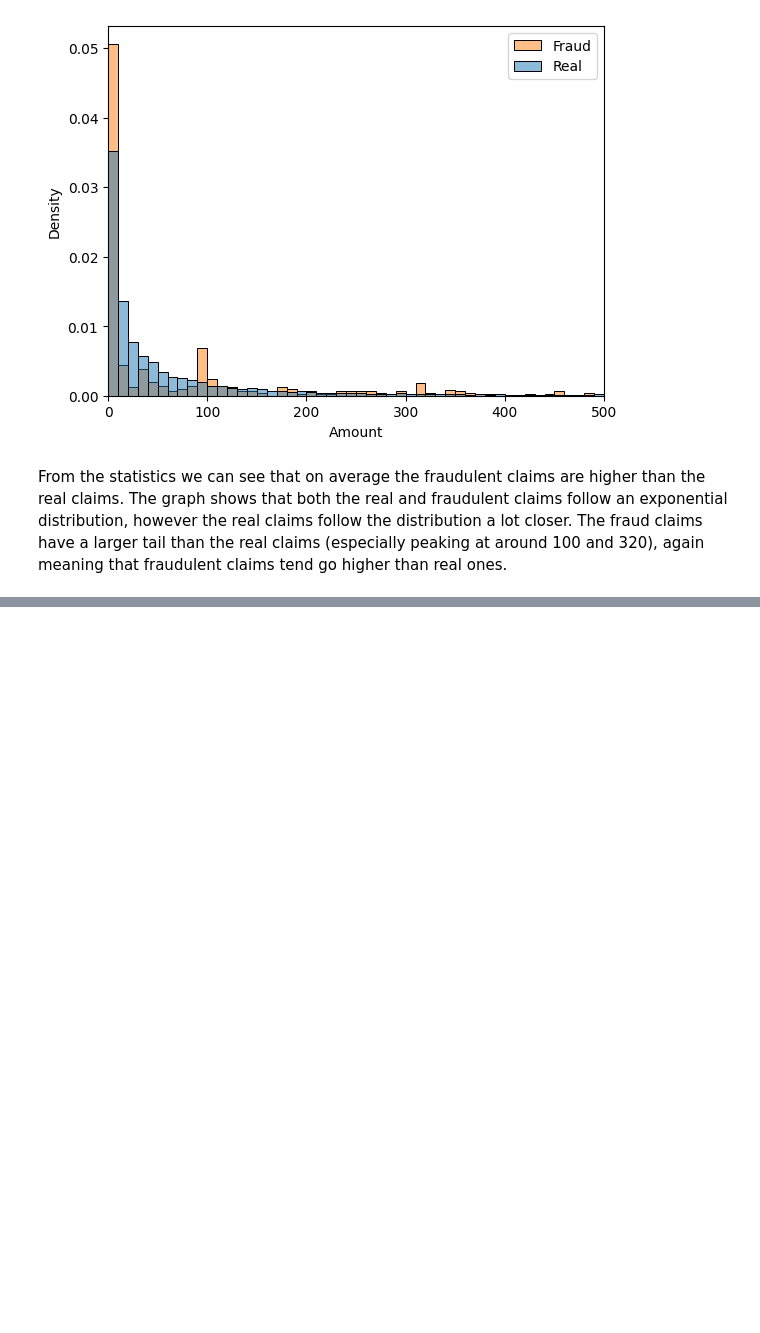
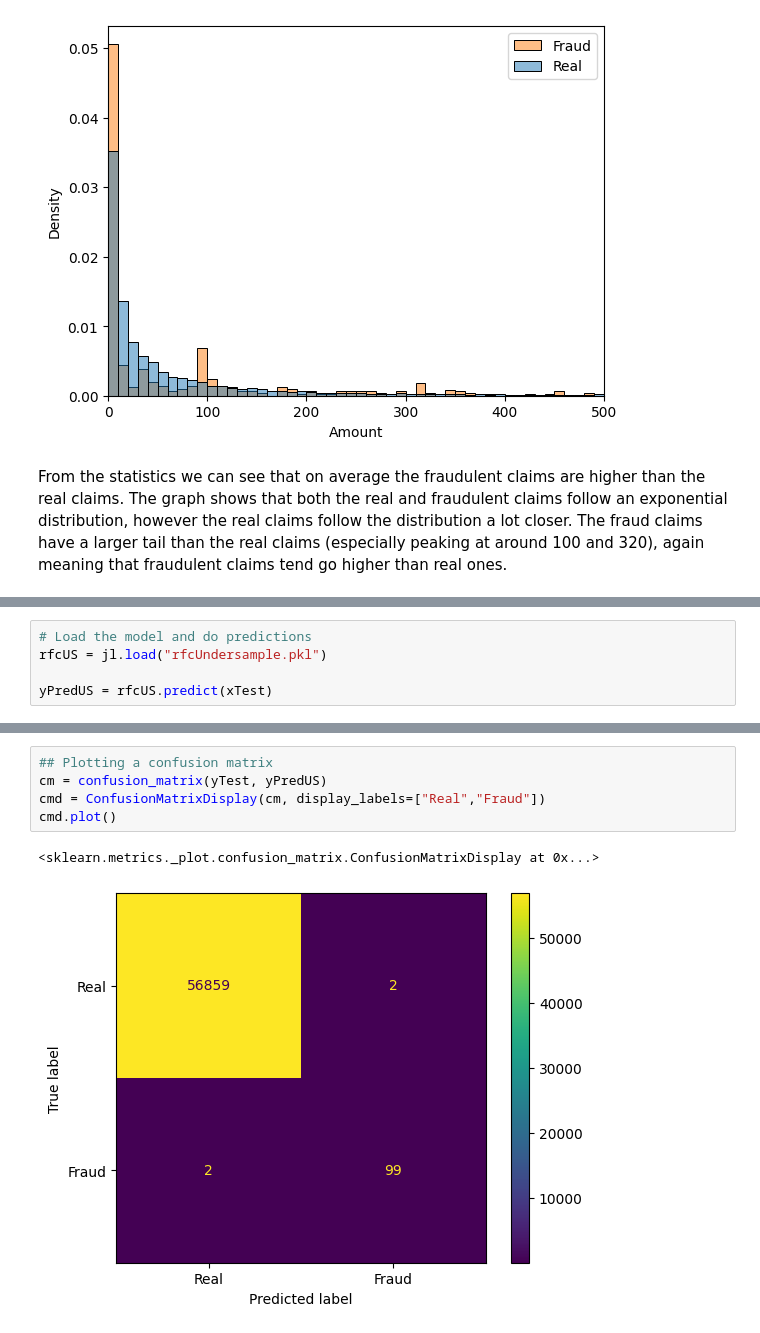
Before and after one commit to ColeFChisamore/CreditCardFraud, a Jupyter notebook: CreditCardFraud.ipynb, the cells around one changed output, grey strips where cells are left out. Drawn from its saved outputs; the diff is of its cells as text; blank space fills up the shorter version.

```diff
--- a/CreditCardFraud.ipynb
+++ b/CreditCardFraud.ipynb
@@ -85,0 +280,5 @@ After training the random forest classifier model and using it on the test data
+# %%
+# Load the model and do predictions
+rfcUS = jl.load("rfcUndersample.pkl")
+
+yPredUS = rfcUS.predict(xTest)
@@ -85,0 +300,8 @@ After training the random forest classifier model and using it on the test data
+# %%
+## Plotting a confusion matrix
+cm = confusion_matrix(yTest, yPredUS)
+cmd = ConfusionMatrixDisplay(cm, display_labels=["Real","Fraud"])
+cmd.plot()
+# %% [output]
+<sklearn.metrics._plot.confusion_matrix.ConfusionMatrixDisplay at 0x...>
+[figure, added]
```
Also changed, not shown: parts of 21 cells of this notebook, 3 other files.
